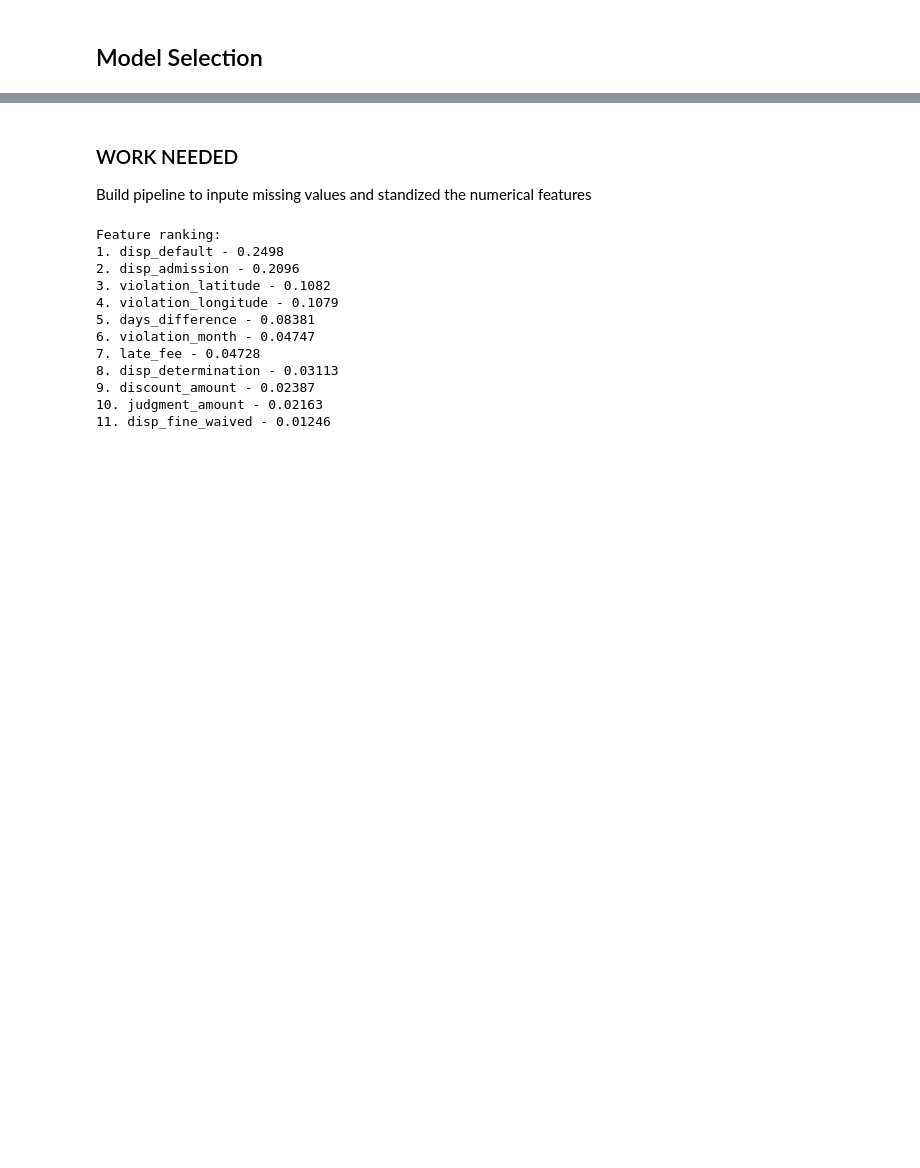
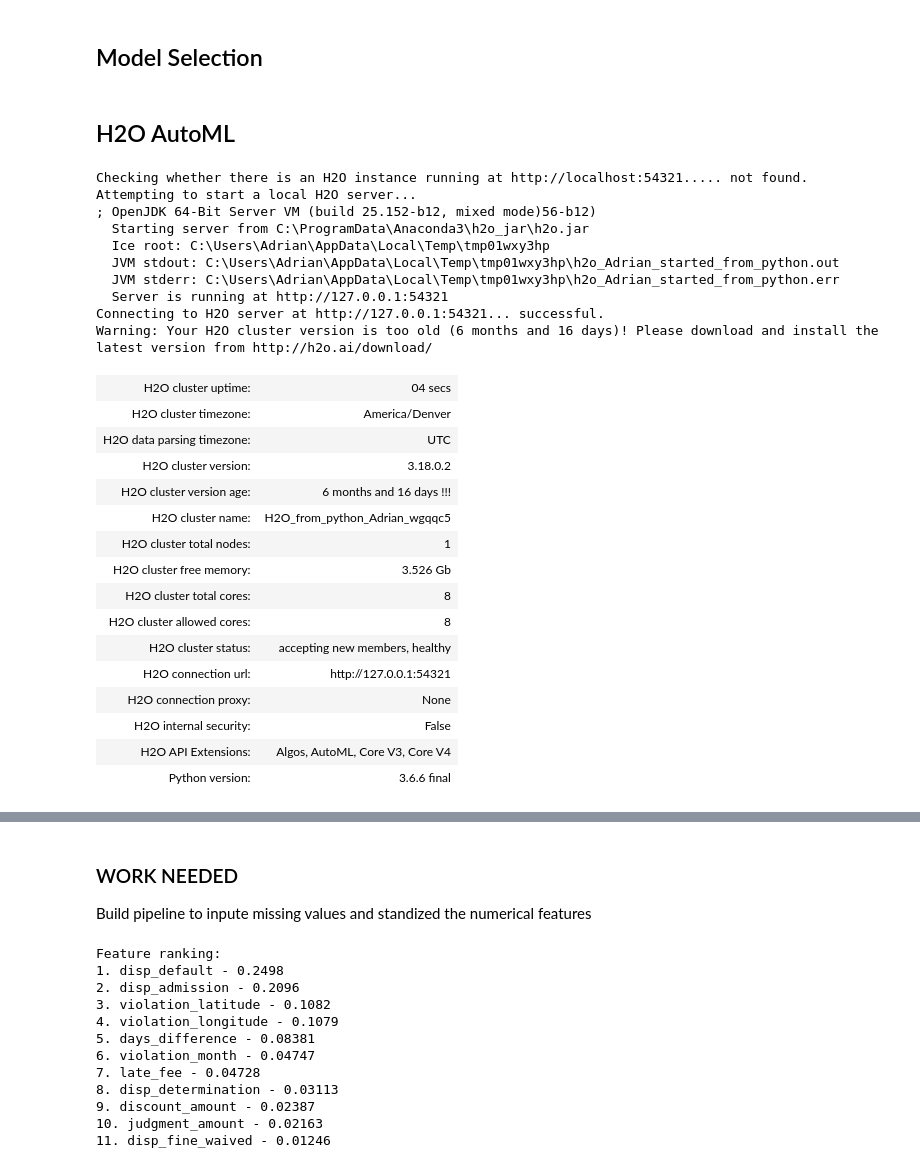
Before and after one commit to jesadrperez/Competitions, a Jupyter notebook: Blight-Violations-DRAFT.ipynb, the cells around one changed output, grey strips where cells are left out. Cells and saved outputs as stored; diff of their text form; code cells hidden in the pictures; blank space fills up the shorter version.

```diff
--- a/Blight-Violations-DRAFT.ipynb
+++ b/Blight-Violations-DRAFT.ipynb
@@ -1093,0 +1093,33 @@ y = model_df['compliance'].copy()
+# %% [markdown]
+## H2O AutoML
+# %%
+import h2o
+from h2o.automl import H2OAutoML
+h2o.init()
+# %% [output]
+Checking whether there is an H2O instance running at http://localhost:54321..... not found.
+Attempting to start a local H2O server...
+; OpenJDK 64-Bit Server VM (build 25.152-b12, mixed mode)56-b12)
+  Starting server from C:\ProgramData\Anaconda3\h2o_jar\h2o.jar
+  Ice root: C:\Users\Adrian\AppData\Local\Temp\tmp01wxy3hp
+  JVM stdout: C:\Users\Adrian\AppData\Local\Temp\tmp01wxy3hp\h2o_Adrian_started_from_python.out
+  JVM stderr: C:\Users\Adrian\AppData\Local\Temp\tmp01wxy3hp\h2o_Adrian_started_from_python.err
+  Server is running at http://127.0.0.1:54321
+Connecting to H2O server at http://127.0.0.1:54321... successful.
+Warning: Your H2O cluster version is too old (6 months and 16 days)! Please download and install the latest version from http://h2o.ai/download/
+| H2O cluster uptime: | 04 secs |
+| H2O cluster timezone: | America/Denver |
+| H2O data parsing timezone: | UTC |
+| H2O cluster version: | 3.18.0.2 |
+| H2O cluster version age: | 6 months and 16 days !!! |
+| H2O cluster name: | H2O_from_python_Adrian_wgqqc5 |
+| H2O cluster total nodes: | 1 |
+| H2O cluster free memory: | 3.526 Gb |
+| H2O cluster total cores: | 8 |
+| H2O cluster allowed cores: | 8 |
+| H2O cluster status: | accepting new members, healthy |
+| H2O connection url: | http://127.0.0.1:54321 |
+| H2O connection proxy: | None |
+| H2O internal security: | False |
+| H2O API Extensions: | Algos, AutoML, Core V3, Core V4 |
+| Python version: | 3.6.6 final |
```
Also changed, not shown: parts of 8 cells of this notebook.
